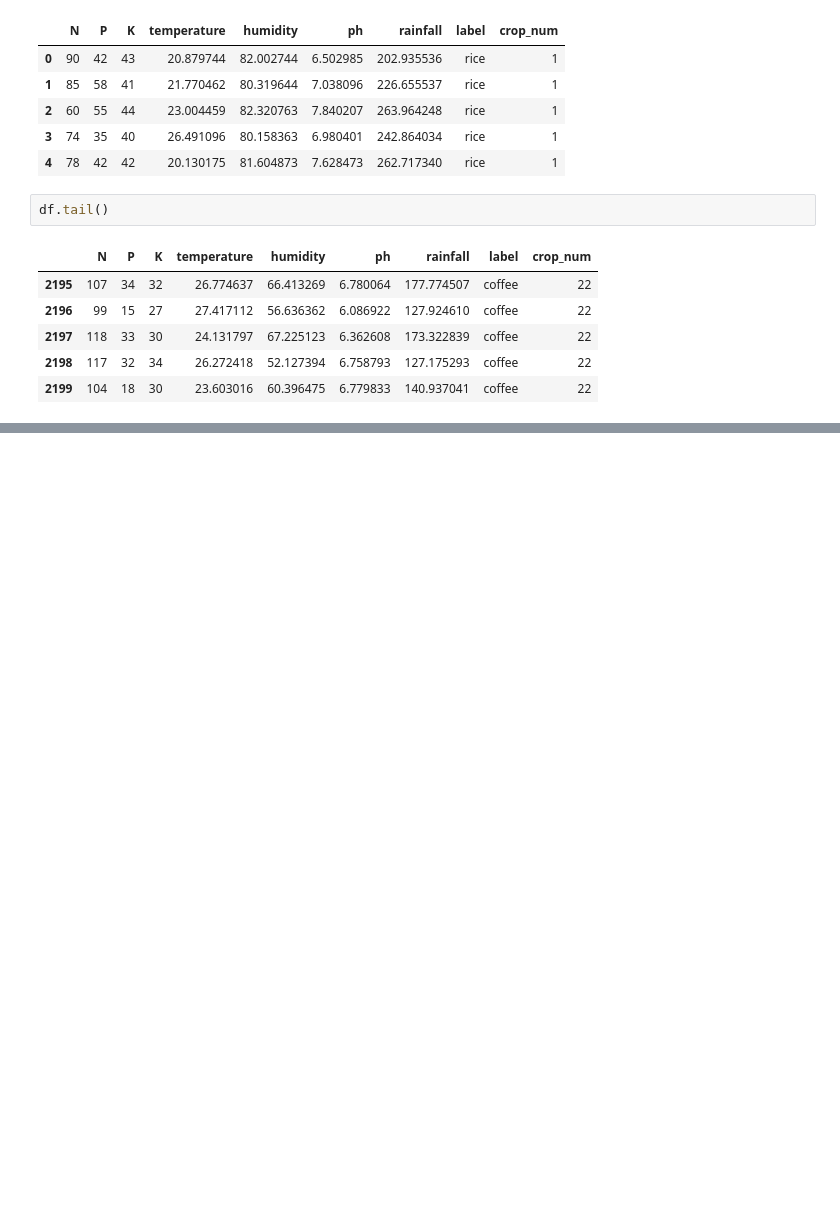
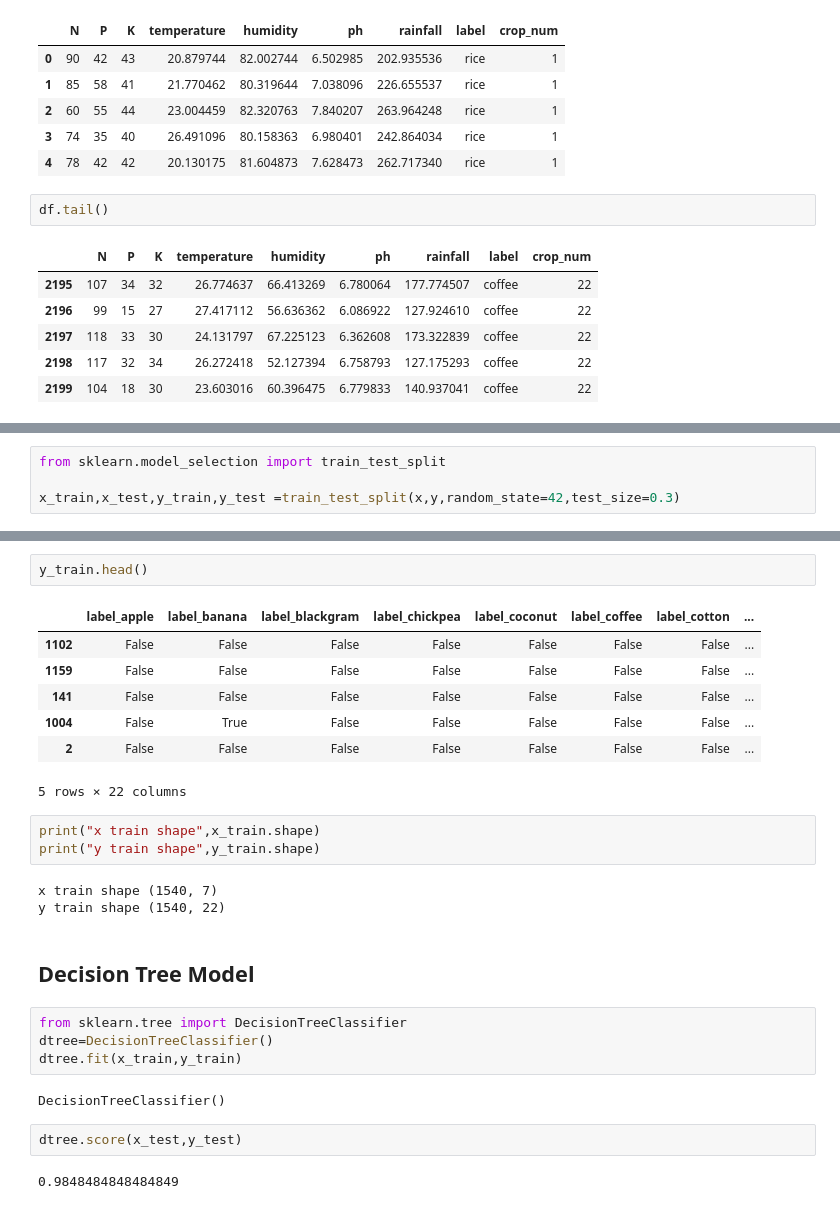
Before and after one commit to arslan-sb/Crop-Recommendation-system, a Jupyter notebook: crop_recommendation.ipynb, the cells around one changed output, grey strips where cells are left out. Saved outputs shown, nothing was run; the diff lists cells and outputs as text; blank space fills up the shorter version.

Commit message:
Decision Tree model applied

```diff
--- a/crop_recommendation.ipynb
+++ b/crop_recommendation.ipynb
@@ -356,0 +394,4 @@ df
+# %%
+from sklearn.model_selection import train_test_split
+
+x_train,x_test,y_train,y_test =train_test_split(x,y,random_state=42,test_size=0.3)
@@ -356,0 +407,28 @@ df
+# %%
+y_train.head()
+# %% [output]
+|  | label_apple | label_banana | label_blackgram | label_chickpea | label_coconut | label_coffee | label_cotton | ... |
+| 1102 | False | False | False | False | False | False | False | ... |
+| 1159 | False | False | False | False | False | False | False | ... |
+| 141 | False | False | False | False | False | False | False | ... |
+| 1004 | False | True | False | False | False | False | False | ... |
+| 2 | False | False | False | False | False | False | False | ... |
+5 rows × 22 columns
+# %%
+print("x train shape",x_train.shape)
+print("y train shape",y_train.shape)
+# %% [output]
+x train shape (1540, 7)
+y train shape (1540, 22)
+# %% [markdown]
+## Decision Tree Model
+# %%
+from sklearn.tree import DecisionTreeClassifier
+dtree=DecisionTreeClassifier()
+dtree.fit(x_train,y_train)
+# %% [output]
+DecisionTreeClassifier()
+# %%
+dtree.score(x_test,y_test)
+# %% [output]
+0.9848484848484849
```
Also changed, not shown: parts of 10 cells of this notebook.
